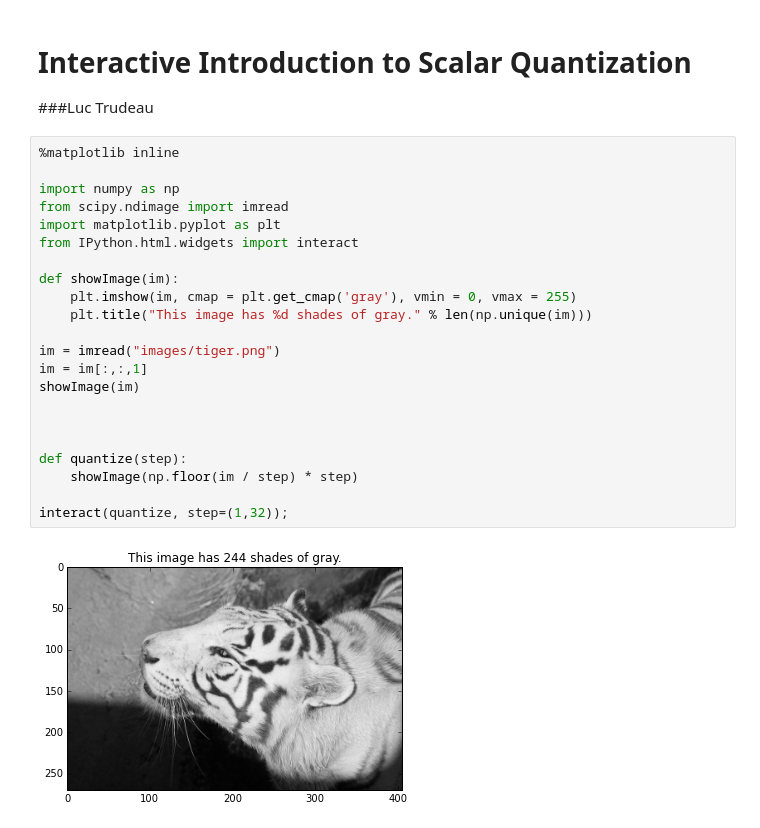
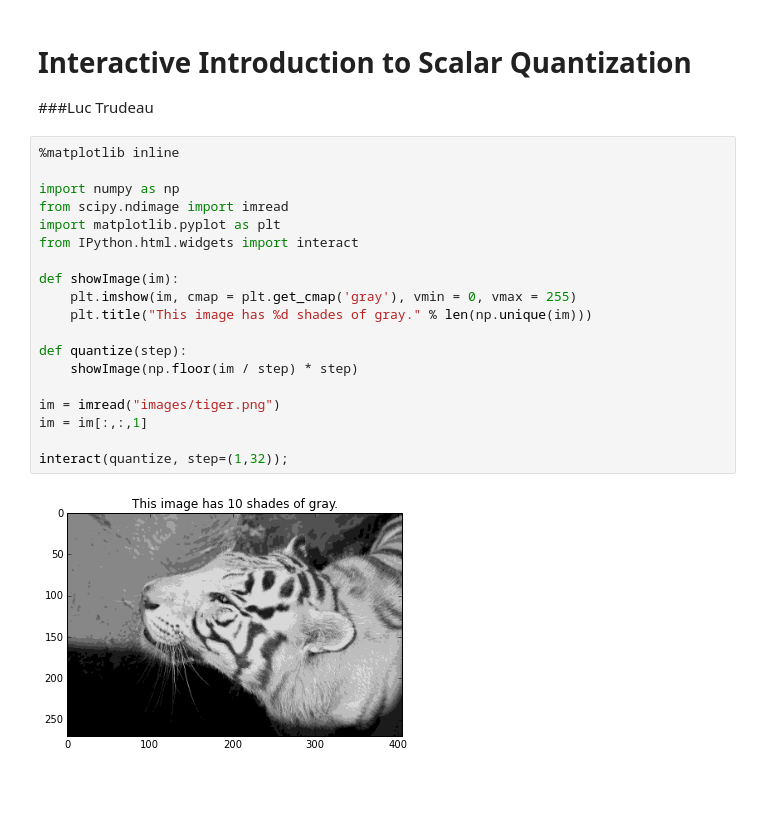
Before and after one commit to luctrudeau/DaalaNotebooks, a Jupyter notebook: PVQ/Interactive Quantization.ipynb, the cells around one changed output. Cells and saved outputs as stored; diff of their text form; blank space fills up the shorter version.

```diff
--- a/PVQ/Interactive Quantization.ipynb
+++ b/PVQ/Interactive Quantization.ipynb
@@ -4,24 +4,21 @@
 # %%
 %matplotlib inline
 
 import numpy as np
 from scipy.ndimage import imread
 import matplotlib.pyplot as plt
 from IPython.html.widgets import interact
 
 def showImage(im):
     plt.imshow(im, cmap = plt.get_cmap('gray'), vmin = 0, vmax = 255)
     plt.title("This image has %d shades of gray." % len(np.unique(im)))
 
-im = imread("images/tiger.png")
-im = im[:,:,1]
-showImage(im)
-
-
-
 def quantize(step):
     showImage(np.floor(im / step) * step)
 
+im = imread("images/tiger.png")
+im = im[:,:,1]
+
 interact(quantize, step=(1,32));
 # %% [output]
-[figure, old version]
+[figure, new version]
```
Also changed, not shown: parts of 1 cell of this notebook.
